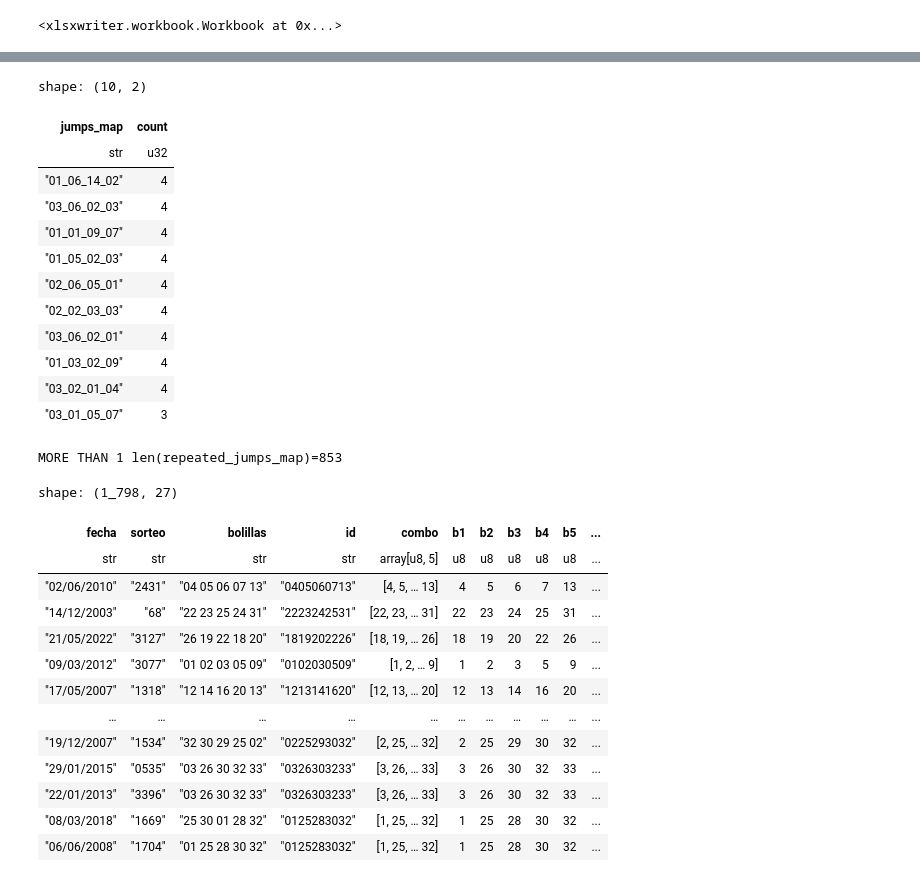
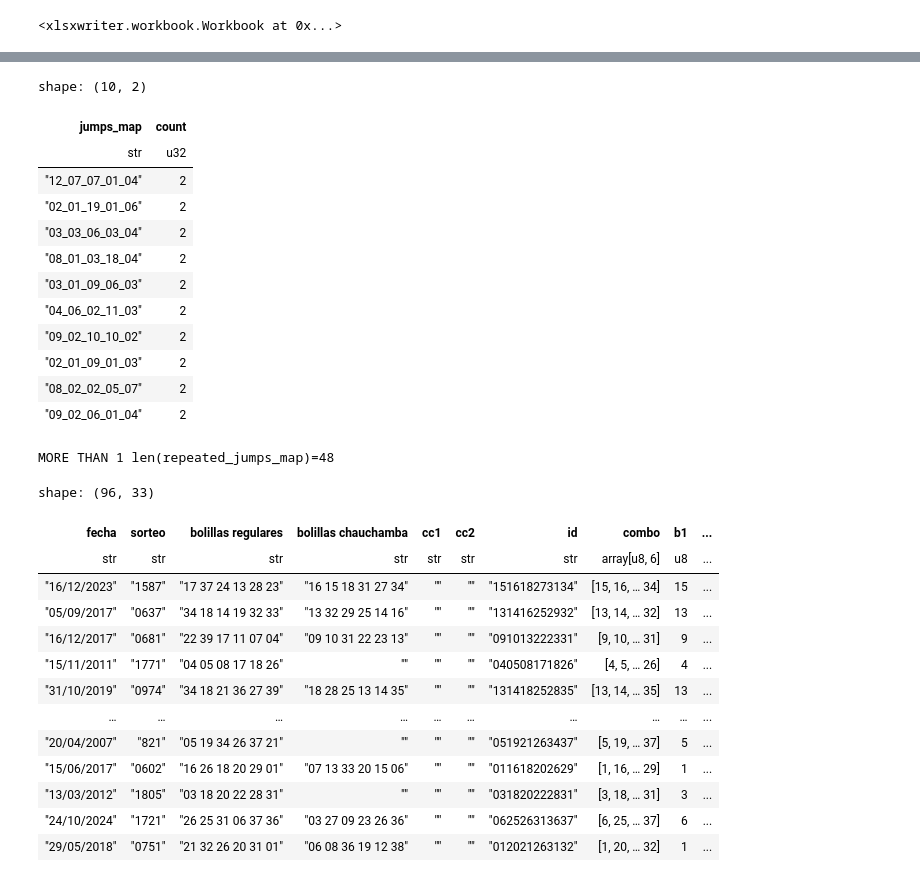
Before and after one commit to coins5/tinkapp.v4, a Jupyter notebook: explore_bolillas_v2 KBL.ipynb, the cells around one changed output, grey strips where cells are left out. Saved outputs shown, nothing was run; the diff lists cells and outputs as text; code cells hidden in the pictures.

```diff
--- a/explore_bolillas_v2 KBL.ipynb
+++ b/explore_bolillas_v2 KBL.ipynb
@@ -29,7 +29,7 @@ rr = RandomRules(
   N_VALUES=["1", "2", "3"],
   # Rangos de valores de las bolillas
   MIN_B_VALUES = [1, 2, 3, 4, 5, 6],
-  MAX_B_VALUES = [36, 37, 38, 39, 40]
+  MAX_B_VALUES = [35, 36, 37, 38, 39, 40]
 )
 # %%
 url = 'https://resultados.latinka.com.pe/i.do?m=historico&t=0&s=42'
@@ -41,9 +41,13 @@ rows = tables[1].find_all('tr')
 # %%
 lst = []
 for row in rows:
-  cols = [data.text.strip() for data in row.find_all('td')]
+
 
   for col_index in [2, 3]:
+    cols = [data.text.strip() for data in row.find_all('td')]
+    if (cols[col_index] == ''):
+      continue
+
     id, bolillas_int = formalize_data(bolillas_str=cols[col_index])
     cols.append(id)
     cols.append(bolillas_int)
@@ -52,8 +56,8 @@ for row in rows:
     is_rare, reason = rr.is_rare_combination(bolillas_int, id)
     cols.append(is_rare)
     cols.append(reason)
+    left_scores = [round(b, 4) for b in rr.calculate_left_scores(bolillas_int)]
 
-    left_scores = [round(b, 4) for b in rr.calculate_left_scores(bolillas_int)]
     right_scores = [round(b, 4) for b in rr.calculate_right_scores(bolillas_int)]
     lr_scores = [round(left + right,4) for left, right in zip(left_scores, right_scores)]
     row_score = round(sum(lr_scores),4)
@@ -71,14 +75,19 @@ for row in rows:
 
     lst.append(cols)
 
-with open('./gnche.json', 'w') as file:
+with open('./kbl_cache.json', 'w') as file:
   json.dump(lst, file)
+
+# current_count = len(lst[0])
+# for q in lst:
+#   if (len(q) != current_count):
+#     print(f'ERROR: {q}')
 
 dfRows = pl.DataFrame(
   lst,
   schema=[
-    'fecha', 'sorteo', 'bolillas',
-    'id', 'combo', 'b1', 'b2', 'b3', 'b4', 'b5', 'b6'
+    'fecha', 'sorteo', 'bolillas regulares', 'bolillas chauchamba', 'cc1', 'cc2',
+    'id', 'combo', 'b1', 'b2', 'b3', 'b4', 'b5', 'b6',
     'is_rare_combination', 'reason',
     "score_left_b1", "score_left_b2", "score_left_b3", "score_left_b4", "score_left_b5", "score_left_b6",
     "score_r8_b1", "score_r8_b2", "score_r8_b3", "score_r8_b4", "score_r8_b5", "score_r8_b6",
@@ -88,7 +97,7 @@ dfRows = pl.DataFrame(
     "jumps_map", "unijump"
   ],
   schema_overrides={
-    'combo': pl.Array(pl.UInt8, 5),
+    'combo': pl.Array(pl.UInt8, 6),
     'b1': pl.UInt8,
     'b2': pl.UInt8,
     'b3': pl.UInt8,
@@ -129,6 +151,6 @@ print(f'{percent_one=}')
 print(unijumps[0:percent_one]['unijump'].to_list())
 lst_unijumps = unijumps[0:percent_one]['unijump'].to_list()
 
-with open('unijump_gn.json', 'w') as f:
+with open('unijump_kbl.json', 'w') as f:
   f.write(json.dumps(lst_unijumps))
 # %% [output]
@@ -172,51 +195,51 @@ shape: (4, 2)
 # %%
 df_jumps_map = dfRows.group_by(
   'jumps_map'
 ).agg(pl.count('jumps_map').alias('count')).sort("count", descending=True)
 
 display(df_jumps_map[0:10])
 
 repeated_jumps_map = df_jumps_map.filter(pl.col("count") > 1)["jumps_map"].to_list()
 print(f'MORE THAN 1 {len(repeated_jumps_map)=}')
 
 
 q = dfRows.filter(
   pl.col("jumps_map").is_in(repeated_jumps_map)
 ).sort("jumps_map")
 
 display(q)
 
-with open ("./jumps_map_gn.json", "w") as file:
+with open ("./jumps_map_kbl.json", "w") as file:
   json.dump(df_jumps_map["jumps_map"].to_list(), file)
 # %% [output]
 shape: (10, 2)
 | jumps_map | count |
 | str | u32 |
-| "01_06_14_02" | 4 |
-| "03_06_02_03" | 4 |
-| "01_01_09_07" | 4 |
-| "01_05_02_03" | 4 |
-| "02_06_05_01" | 4 |
-| "02_02_03_03" | 4 |
-| "03_06_02_01" | 4 |
-| "01_03_02_09" | 4 |
-| "03_02_01_04" | 4 |
-| "03_01_05_07" | 3 |
+| "12_07_07_01_04" | 2 |
+| "02_01_19_01_06" | 2 |
+| "03_03_06_03_04" | 2 |
+| "08_01_03_18_04" | 2 |
+| "03_01_09_06_03" | 2 |
+| "04_06_02_11_03" | 2 |
+| "09_02_10_10_02" | 2 |
+| "02_01_09_01_03" | 2 |
+| "08_02_02_05_07" | 2 |
+| "09_02_06_01_04" | 2 |
-MORE THAN 1 len(repeated_jumps_map)=853
+MORE THAN 1 len(repeated_jumps_map)=48
-shape: (1_798, 27)
+shape: (96, 33)
-| fecha | sorteo | bolillas | id | combo | b1 | b2 | b3 | b4 | b5 | ... |
-| str | str | str | str | array[u8, 5] | u8 | u8 | u8 | u8 | u8 | ... |
-| "02/06/2010" | "2431" | "04 05 06 07 13" | "0405060713" | [4, 5, … 13] | 4 | 5 | 6 | 7 | 13 | ... |
-| "14/12/2003" | "68" | "22 23 25 24 31" | "2223242531" | [22, 23, … 31] | 22 | 23 | 24 | 25 | 31 | ... |
-| "21/05/2022" | "3127" | "26 19 22 18 20" | "1819202226" | [18, 19, … 26] | 18 | 19 | 20 | 22 | 26 | ... |
-| "09/03/2012" | "3077" | "01 02 03 05 09" | "0102030509" | [1, 2, … 9] | 1 | 2 | 3 | 5 | 9 | ... |
-| "17/05/2007" | "1318" | "12 14 16 20 13" | "1213141620" | [12, 13, … 20] | 12 | 13 | 14 | 16 | 20 | ... |
-| … | … | … | … | … | … | … | … | … | … | ... |
-| "19/12/2007" | "1534" | "32 30 29 25 02" | "0225293032" | [2, 25, … 32] | 2 | 25 | 29 | 30 | 32 | ... |
-| "29/01/2015" | "0535" | "03 26 30 32 33" | "0326303233" | [3, 26, … 33] | 3 | 26 | 30 | 32 | 33 | ... |
-| "22/01/2013" | "3396" | "03 26 30 32 33" | "0326303233" | [3, 26, … 33] | 3 | 26 | 30 | 32 | 33 | ... |
-| "08/03/2018" | "1669" | "25 30 01 28 32" | "0125283032" | [1, 25, … 32] | 1 | 25 | 28 | 30 | 32 | ... |
-| "06/06/2008" | "1704" | "01 25 28 30 32" | "0125283032" | [1, 25, … 32] | 1 | 25 | 28 | 30 | 32 | ... |
+| fecha | sorteo | bolillas regulares | bolillas chauchamba | cc1 | cc2 | id | combo | b1 | ... |
+| str | str | str | str | str | str | str | array[u8, 6] | u8 | ... |
+| "16/12/2023" | "1587" | "17 37 24 13 28 23" | "16 15 18 31 27 34" | "" | "" | "151618273134" | [15, 16, … 34] | 15 | ... |
+| "05/09/2017" | "0637" | "34 18 14 19 32 33" | "13 32 29 25 14 16" | "" | "" | "131416252932" | [13, 14, … 32] | 13 | ... |
+| "16/12/2017" | "0681" | "22 39 17 11 07 04" | "09 10 31 22 23 13" | "" | "" | "091013222331" | [9, 10, … 31] | 9 | ... |
+| "15/11/2011" | "1771" | "04 05 08 17 18 26" | "" | "" | "" | "040508171826" | [4, 5, … 26] | 4 | ... |
+| "31/10/2019" | "0974" | "34 18 21 36 27 39" | "18 28 25 13 14 35" | "" | "" | "131418252835" | [13, 14, … 35] | 13 | ... |
+| … | … | … | … | … | … | … | … | … | ... |
+| "20/04/2007" | "821" | "05 19 34 26 37 21" | "" | "" | "" | "051921263437" | [5, 19, … 37] | 5 | ... |
+| "15/06/2017" | "0602" | "16 26 18 20 29 01" | "07 13 33 20 15 06" | "" | "" | "011618202629" | [1, 16, … 29] | 1 | ... |
+| "13/03/2012" | "1805" | "03 18 20 22 28 31" | "" | "" | "" | "031820222831" | [3, 18, … 31] | 3 | ... |
+| "24/10/2024" | "1721" | "26 25 31 06 37 36" | "03 27 09 23 26 36" | "" | "" | "062526313637" | [6, 25, … 37] | 6 | ... |
+| "29/05/2018" | "0751" | "21 32 26 20 31 01" | "06 08 36 19 12 38" | "" | "" | "012021263132" | [1, 20, … 32] | 1 | ... |
 # %%
 def show_b_stats (col: str):
   df_viz = dfRows.group_by(
```
Also changed, not shown: parts of 10 cells of this notebook, 19 other files.
